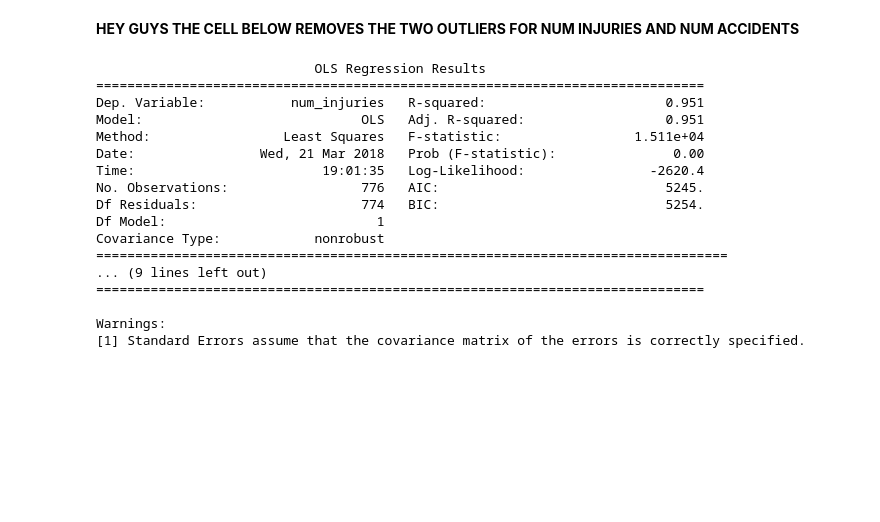
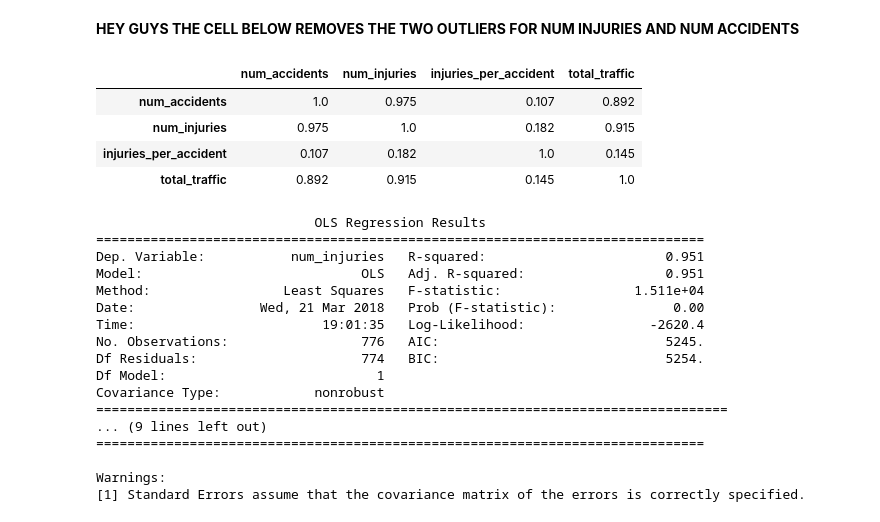
Before and after one commit to morahman97/SD-Car-Accident-Analysis, a Jupyter notebook: FinalProject.ipynb, the cells around one changed output. Cells and saved outputs as stored; diff of their text form; code cells hidden in the pictures; blank space fills up the shorter version.

```diff
--- a/FinalProject.ipynb
+++ b/FinalProject.ipynb
@@ -1076,7 +1076,13 @@ plt.show()
 # %%
 street_volume = street_volume[street_volume['num_injuries'] <= 600]
 street_volume = street_volume[(street_volume['num_injuries'] < 200) | (street_volume['num_accidents'] > 150)]
-stree
+street_volume.corr(method='pearson').style.format("{:.3}").background_gradient(cmap=plt.get_cmap('coolwarm'))
+# %% [output]
+|  | num_accidents | num_injuries | injuries_per_accident | total_traffic |
+| num_accidents | 1.0 | 0.975 | 0.107 | 0.892 |
+| num_injuries | 0.975 | 1.0 | 0.182 | 0.915 |
+| injuries_per_accident | 0.107 | 0.182 | 1.0 | 0.145 |
+| total_traffic | 0.892 | 0.915 | 0.145 | 1.0 |
 # %%
 outcome, predictors = patsy.dmatrices('num_injuries ~ num_accidents', street_volume)
 mod = sm.OLS(outcome, predictors)
```
